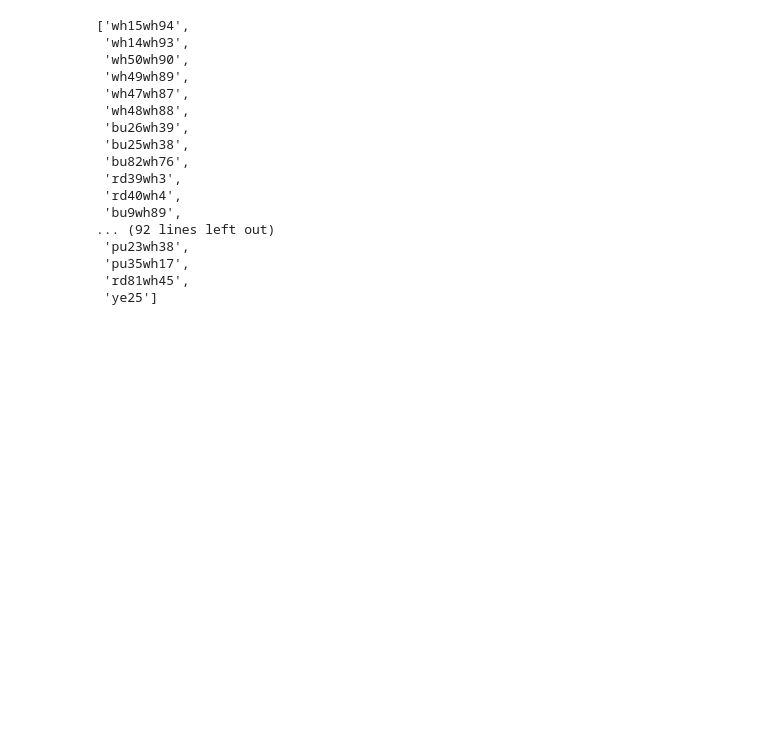
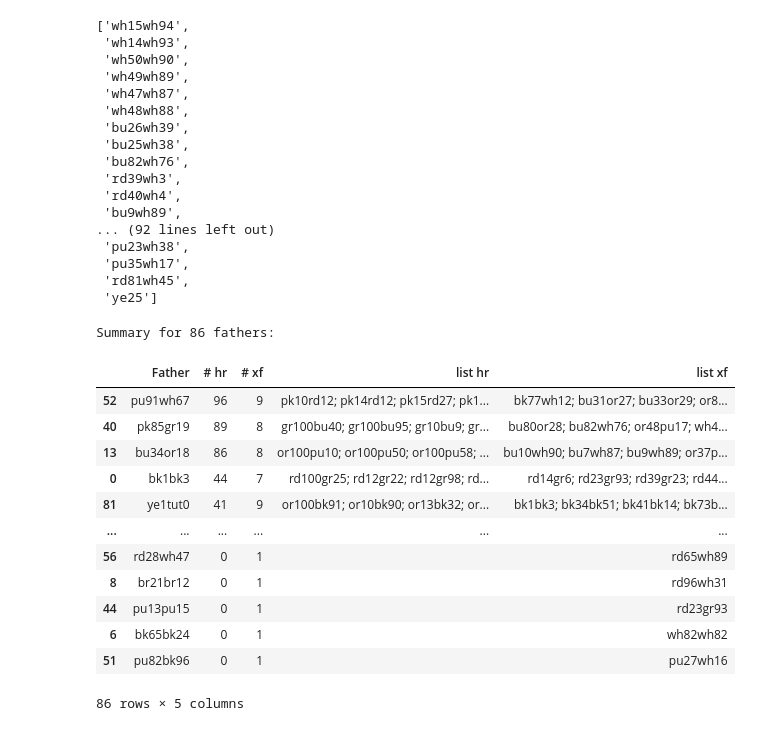
Before and after one commit to annie-taylor/song_phenotyping, a Jupyter notebook: file_management/identifying_families.ipynb, the cells around one changed output. Saved outputs shown, nothing was run; the diff lists cells and outputs as text; code cells hidden in the pictures; blank space fills up the shorter version.

```diff
--- a/file_management/identifying_families.ipynb
+++ b/file_management/identifying_families.ipynb
@@ -385,3 +385,80 @@ list_of_birds_for_analysis
  'pu35wh17',
  'rd81wh45',
  'ye25']
+# %%
+import pandas as pd
+import numpy as np
+
+# Combine both datasets to get all offspring information
+all_birds = pd.concat([
+    valid_male_xfosters.assign(rearing_type='xf'),
+    home_reared_subset.assign(rearing_type='hr')
+], ignore_index=True)
+
+# Get all unique fathers (both genetic and nest)
+all_fathers = set()
+all_fathers.update(valid_male_xfosters['Genetic Father'].dropna())
+all_fathers.update(valid_male_xfosters['Nest Father'].dropna())
+all_fathers.update(home_reared_subset['Genetic Father'].dropna())
+all_fathers.update(home_reared_subset['Nest Father'].dropna())
+
+# Remove any 'Unknown' or empty values
+all_fathers = {f for f in all_fathers if pd.notna(f) and f != 'Unknown' and f != ''}
+
+# Create the summary dataframe
+father_summary = []
+
+for father in sorted(all_fathers):
+    # Find all offspring where this bird is genetic father
+    genetic_offspring = all_birds[all_birds['Genetic Father'] == father]
+
+    # Find all offspring where this bird is nest father
+    nest_offspring = all_birds[all_birds['Nest Father'] == father]
+
+    # Combine all offspring for this father
+    all_offspring = pd.concat([genetic_offspring, nest_offspring]).drop_duplicates(subset=['Bird Name'])
+
+    if len(all_offspring) == 0:
+        continue
+
+    # Separate by rearing type
+    hr_birds = all_offspring[all_offspring['rearing_type'] == 'hr']['Bird Name'].tolist()
+    xf_birds = all_offspring[all_offspring['rearing_type'] == 'xf']['Bird Name'].tolist()
+
+    # Create summary row
+    father_summary.append({
+        'Father': father,
+        '# hr': len(hr_birds),
+        '# xf': len(xf_birds),
+        'list hr': '; '.join(sorted(hr_birds)) if hr_birds else '',
+        'list xf': '; '.join(sorted(xf_birds)) if xf_birds else ''
+    })
+
+# Convert to DataFrame
+father_summary_df = pd.DataFrame(father_summary)
+
+# Sort by total offspring (descending)
+father_summary_df['total_offspring'] = father_summary_df['# hr'] + father_summary_df['# xf']
+father_summary_df = father_summary_df.sort_values('total_offspring', ascending=False)
+
+# Remove the temporary column
+father_summary_df = father_summary_df.drop('total_offspring', axis=1)
+
+# Display the result
+print(f"Summary for {len(father_summary_df)} fathers:")
+father_summary_df
+# %% [output]
+Summary for 86 fathers:
+|  | Father | # hr | # xf | list hr | list xf |
+| 52 | pu91wh67 | 96 | 9 | pk10rd12; pk14rd12; pk15rd27; pk1... | bk77wh12; bu31or27; bu33or29; or8... |
+| 40 | pk85gr19 | 89 | 8 | gr100bu40; gr100bu95; gr10bu9; gr... | bu80or28; bu82wh76; or48pu17; wh4... |
+| 13 | bu34or18 | 86 | 8 | or100pu10; or100pu50; or100pu58; ... | bu10wh90; bu7wh87; bu9wh89; or37p... |
+| 0 | bk1bk3 | 44 | 7 | rd100gr25; rd12gr22; rd12gr98; rd... | rd14gr6; rd23gr93; rd39gr23; rd44... |
+| 81 | ye1tut0 | 41 | 9 | or100bk91; or10bk90; or13bk32; or... | bk1bk3; bk34bk51; bk41bk14; bk73b... |
+| ... | ... | ... | ... | ... | ... |
+| 56 | rd28wh47 | 0 | 1 |  | rd65wh89 |
+| 8 | br21br12 | 0 | 1 |  | rd96wh31 |
+| 44 | pu13pu15 | 0 | 1 |  | rd23gr93 |
+| 6 | bk65bk24 | 0 | 1 |  | wh82wh82 |
+| 51 | pu82bk96 | 0 | 1 |  | pu27wh16 |
+86 rows × 5 columns
```
Also changed, not shown: parts of 16 cells of this notebook, 8 other files.
